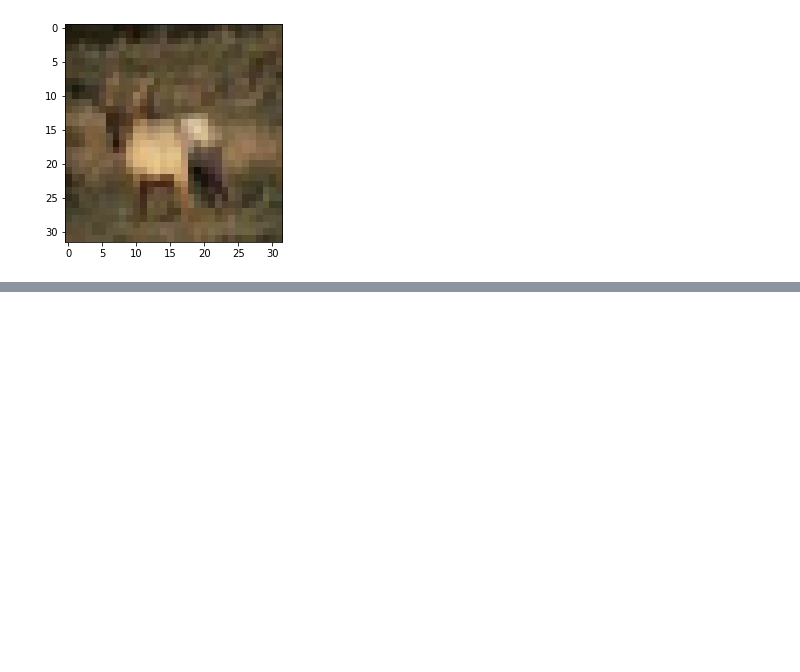
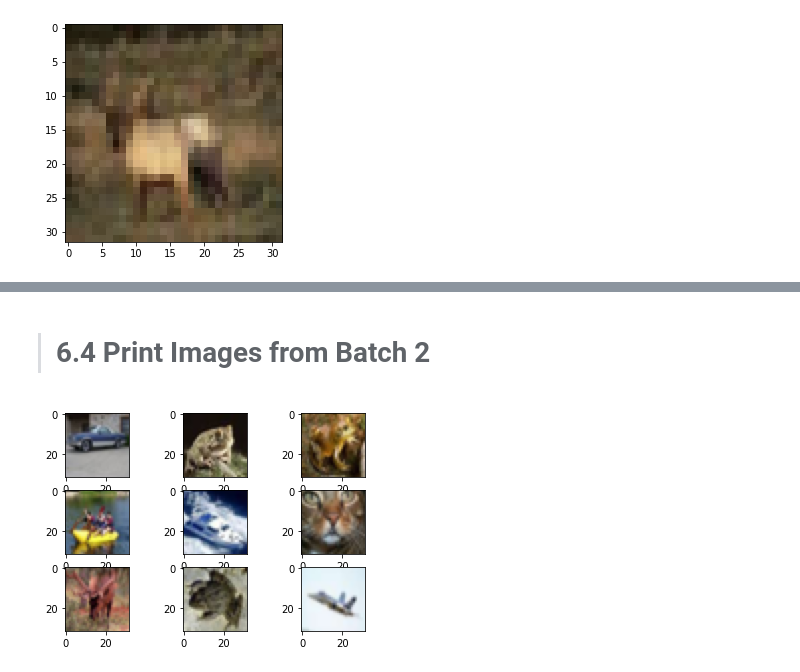
Before and after one commit to klnsuman/DeepLearning, a Jupyter notebook: Assignment_VisionDataset.ipynb, the cells around one changed output, grey strips where cells are left out. Saved outputs shown, nothing was run; the diff lists cells and outputs as text; code cells hidden in the pictures; blank space fills up the shorter version.

```diff
--- a/Assignment_VisionDataset.ipynb
+++ b/Assignment_VisionDataset.ipynb
@@ -271,14 +291,0 @@ import os
-# %%
-
-from matplotlib import pyplot
-print('Train: X=%s, y=%s' % (trainX.shape, trainy.shape))
-print('Test: X=%s, y=%s' % (testX.shape, testy.shape))
-# plot first few images
-for i in range(9):
-	# define subplot
-	pyplot.subplot(330 + 1 + i)
-	# plot raw pixel data
-
-	pyplot.imshow(trainX[i])
-# show the figure
-pyplot.show()
@@ -473,0 +296,14 @@ Test accuracy: 0.7872999906539917
+# %%
+
+from matplotlib import pyplot
+print('Train: X=%s, y=%s' % (trainX.shape, trainy.shape))
+print('Test: X=%s, y=%s' % (testX.shape, testy.shape))
+# plot first few images
+for i in range(9):
+	# define subplot
+	pyplot.subplot(330 + 1 + i)
+	# plot raw pixel data
+
+	pyplot.imshow(batch1_data[i])
+# show the figure
+pyplot.show()
@@ -473,0 +314,15 @@ Test accuracy: 0.7872999906539917
+# %% [markdown]
+
+
+> #  6.4 Print Images from Batch 2
+# %%
+for i in range(9):
+	# define subplot
+	pyplot.subplot(330 + 1 + i)
+	# plot raw pixel data
+
+	pyplot.imshow(batch2_data[i])
+# show the figure
+pyplot.show()
+# %% [output]
+[figure, added]
```
Also changed, not shown: parts of 67 cells of this notebook.
